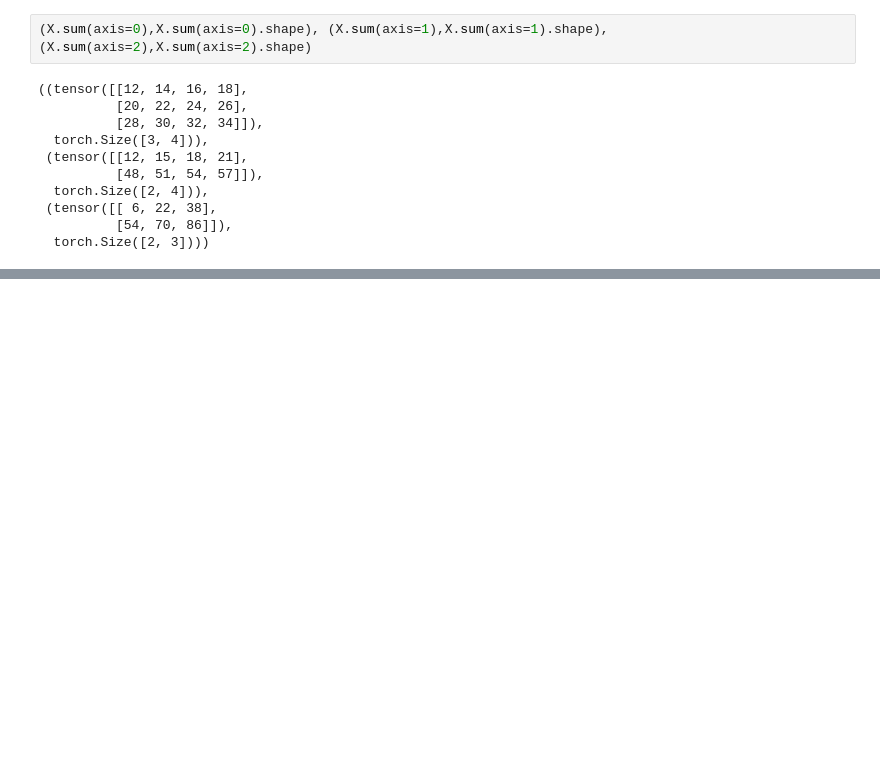
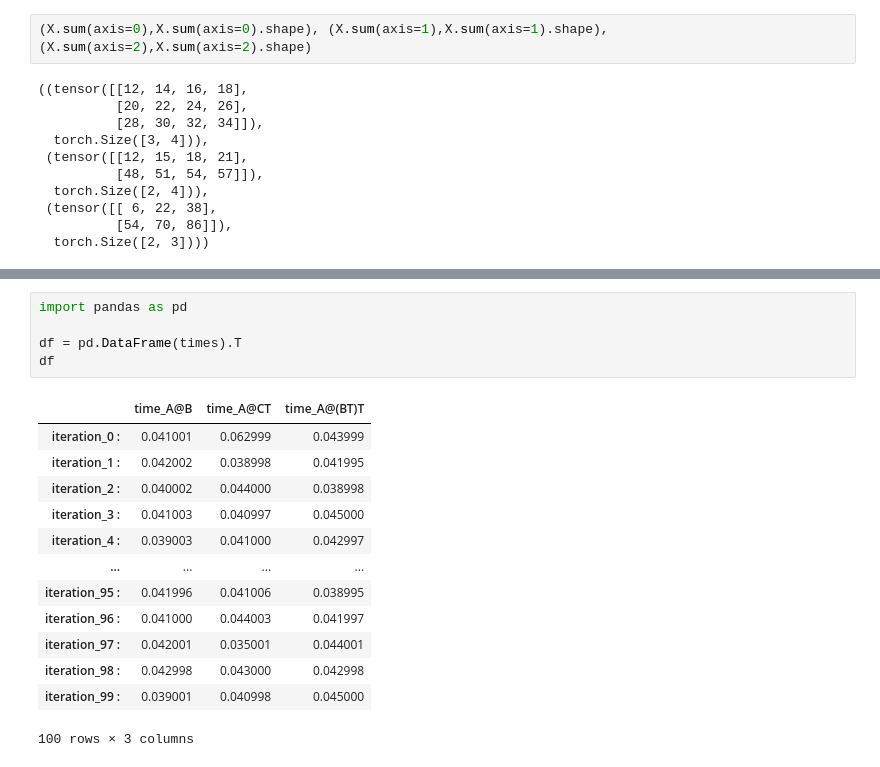
Before and after one commit to teoArganaraz/deep-learning, a Jupyter notebook: Preliminaries/3_linear_algebra.ipynb, the cells around one changed output, grey strips where cells are left out. Drawn from its saved outputs; the diff is of its cells as text; blank space fills up the shorter version.

```diff
--- a/Preliminaries/3_linear_algebra.ipynb
+++ b/Preliminaries/3_linear_algebra.ipynb
@@ -672,0 +759,19 @@ tensor([[[ 0,  1,  2,  3],
+# %%
+import pandas as pd
+
+df = pd.DataFrame(times).T
+df
+# %% [output]
+|  | time_A@B | time_A@CT | time_A@(BT)T |
+| iteration_0 : | 0.041001 | 0.062999 | 0.043999 |
+| iteration_1 : | 0.042002 | 0.038998 | 0.041995 |
+| iteration_2 : | 0.040002 | 0.044000 | 0.038998 |
+| iteration_3 : | 0.041003 | 0.040997 | 0.045000 |
+| iteration_4 : | 0.039003 | 0.041000 | 0.042997 |
+| ... | ... | ... | ... |
+| iteration_95 : | 0.041996 | 0.041006 | 0.038995 |
+| iteration_96 : | 0.041000 | 0.044003 | 0.041997 |
+| iteration_97 : | 0.042001 | 0.035001 | 0.044001 |
+| iteration_98 : | 0.042998 | 0.043000 | 0.042998 |
+| iteration_99 : | 0.039001 | 0.040998 | 0.045000 |
+100 rows × 3 columns
```
Also changed, not shown: parts of 18 cells of this notebook.
